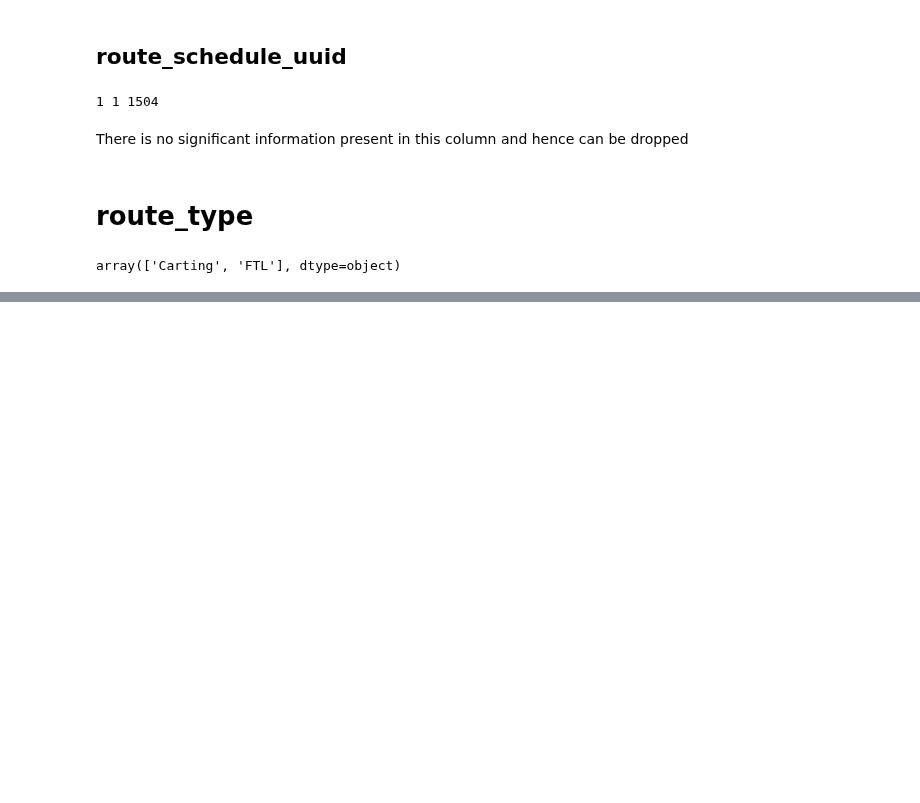
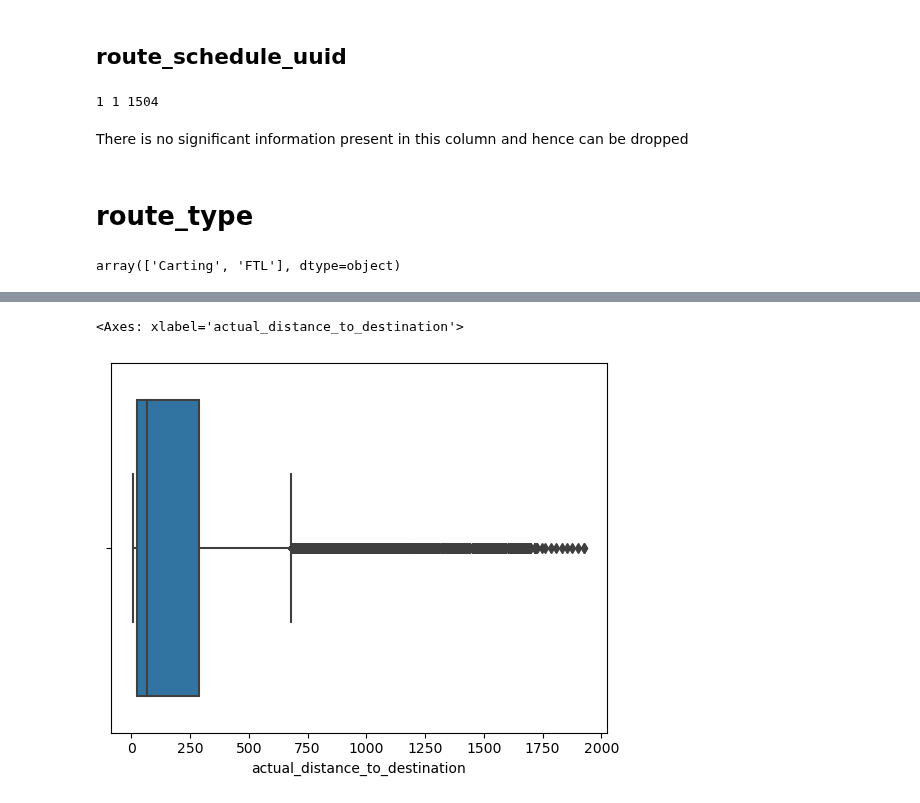
Before and after one commit to muthuganeshece/Business-Case-Study, a Jupyter notebook: Delhivery/Notebook/Delhivery_FeatureEngineering.ipynb, the cells around one changed output, grey strips where cells are left out. Cells and saved outputs as stored; diff of their text form; code cells hidden in the pictures; blank space fills up the shorter version.

```diff
--- a/Delhivery/Notebook/Delhivery_FeatureEngineering.ipynb
+++ b/Delhivery/Notebook/Delhivery_FeatureEngineering.ipynb
@@ -194,0 +401,5 @@ df
+# %%
+sns.boxplot(data=data, x = 'actual_distance_to_destination')
+# %% [output]
+<Axes: xlabel='actual_distance_to_destination'>
+[figure, added]
```
Also changed, not shown: parts of 45 cells of this notebook.
